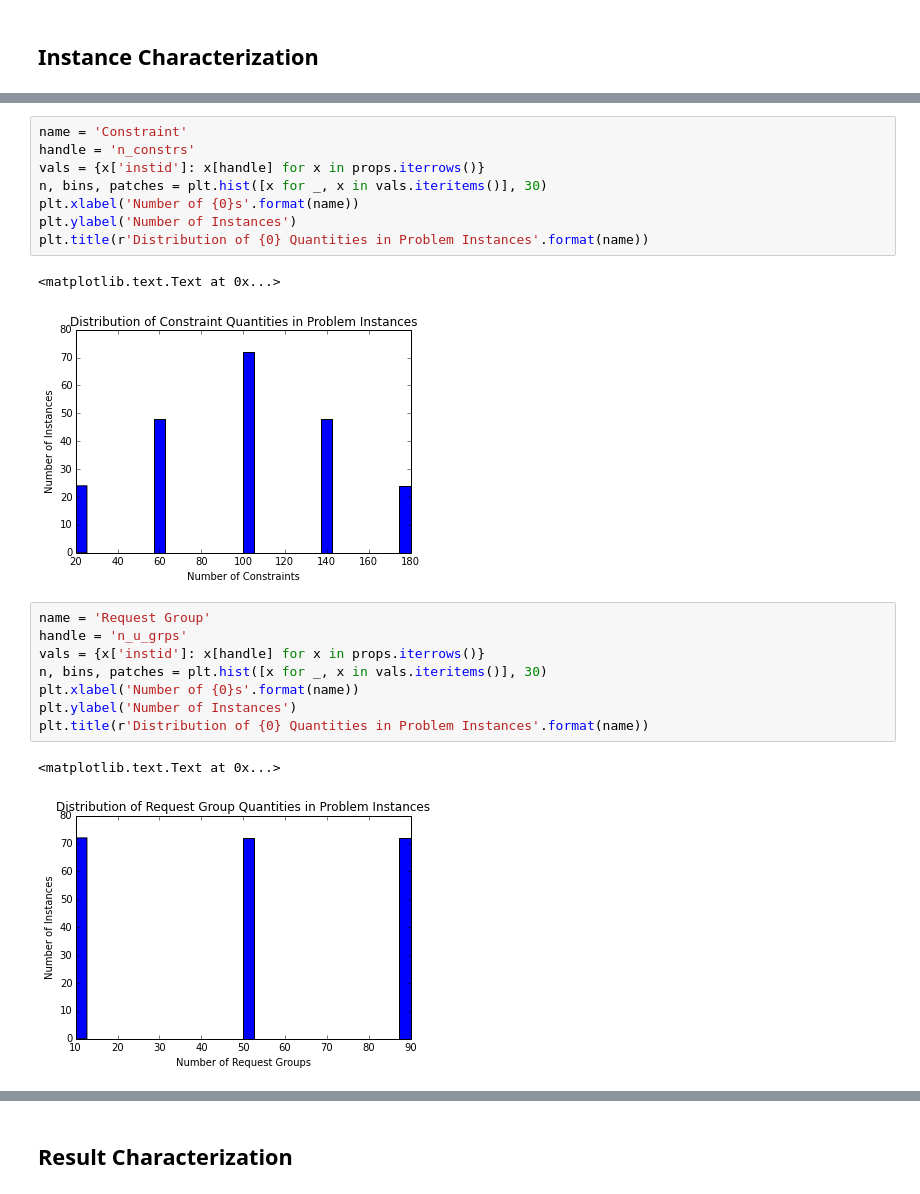
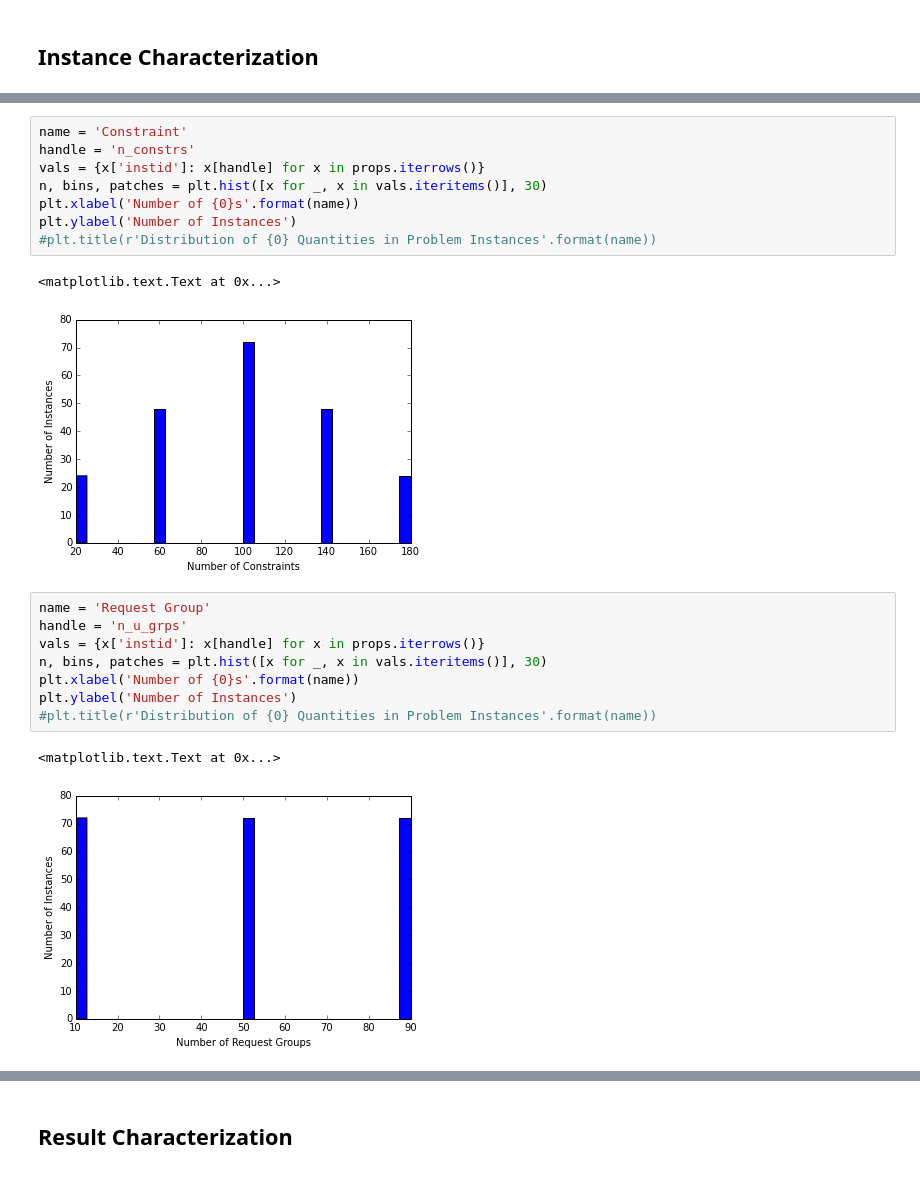
Before and after one commit to gidden/cyclopts, a Jupyter notebook: nbs/Cyclopts Run Analysis.ipynb, the cells around one changed output, grey strips where cells are left out. Drawn from its saved outputs; the diff is of its cells as text.

```diff
--- a/nbs/Cyclopts Run Analysis.ipynb
+++ b/nbs/Cyclopts Run Analysis.ipynb
@@ -68,21 +75,21 @@ vals = {x['instid']: x[handle] for x in props.iterrows()}
 n, bins, patches = plt.hist([x for _, x in vals.iteritems()], 30)
 plt.xlabel('Number of {0}s'.format(name))
 plt.ylabel('Number of Instances')
-plt.title(r'Distribution of {0} Quantities in Problem Instances'.format(name))
+#plt.title(r'Distribution of {0} Quantities in Problem Instances'.format(name))
 # %% [output]
 <matplotlib.text.Text at 0x...>
-[figure, old version]
+[figure, new version]
 # %%
 name = 'Request Group'
 handle = 'n_u_grps'
 vals = {x['instid']: x[handle] for x in props.iterrows()}
 n, bins, patches = plt.hist([x for _, x in vals.iteritems()], 30)
 plt.xlabel('Number of {0}s'.format(name))
 plt.ylabel('Number of Instances')
-plt.title(r'Distribution of {0} Quantities in Problem Instances'.format(name))
+#plt.title(r'Distribution of {0} Quantities in Problem Instances'.format(name))
 # %% [output]
 <matplotlib.text.Text at 0x...>
-[figure, old version]
+[figure, new version]
 # %%
 name = 'Request Node'
 handle = 'n_u_nodes'
```
Also changed, not shown: parts of 25 cells of this notebook, 1 other file.
